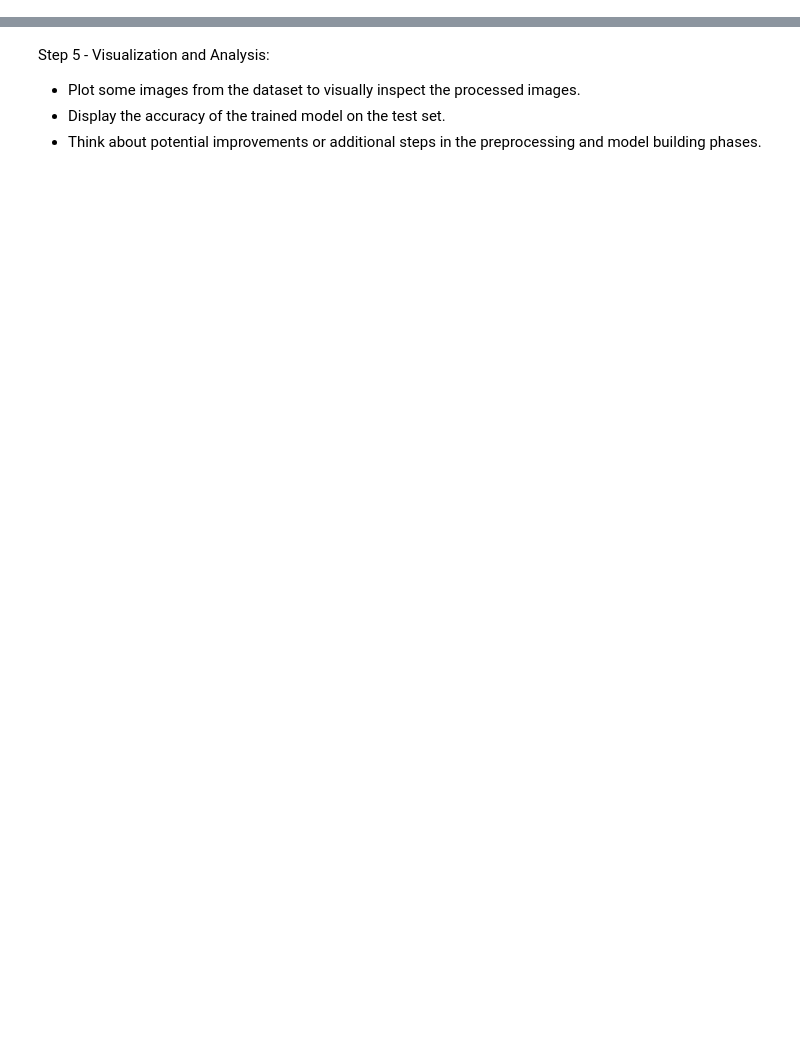
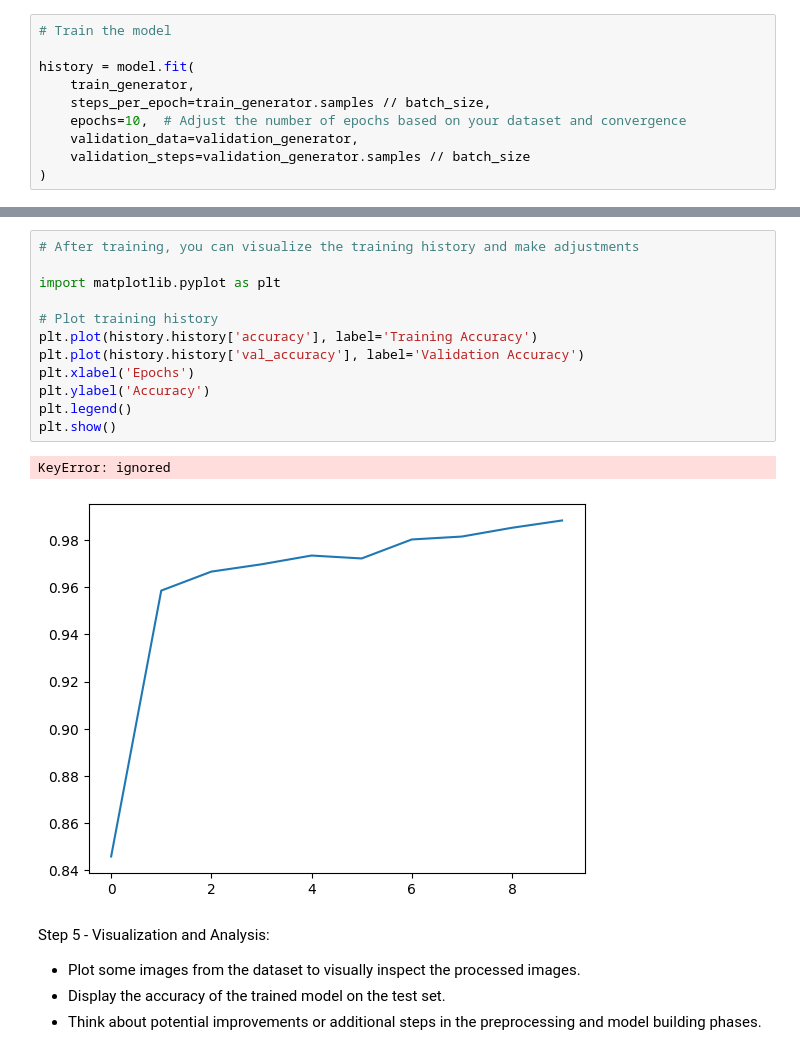
Before and after one commit to Alejandrooct/AI-course, a Jupyter notebook: AI_course_day4.ipynb, the cells around one changed output, grey strips where cells are left out. Cells and saved outputs as stored; diff of their text form; blank space fills up the shorter version.

```diff
--- a/AI_course_day4.ipynb
+++ b/AI_course_day4.ipynb
@@ -484,0 +834,10 @@ Step 4 - Build Classifier Model:
+# %%
+# Train the model
+
+history = model.fit(
+    train_generator,
+    steps_per_epoch=train_generator.samples // batch_size,
+    epochs=10,  # Adjust the number of epochs based on your dataset and convergence
+    validation_data=validation_generator,
+    validation_steps=validation_generator.samples // batch_size
+)
@@ -485,3 +865,18 @@ Step 4 - Build Classifier Model:
+# %%
+# After training, you can visualize the training history and make adjustments
+
+import matplotlib.pyplot as plt
+
+# Plot training history
+plt.plot(history.history['accuracy'], label='Training Accuracy')
+plt.plot(history.history['val_accuracy'], label='Validation Accuracy')
+plt.xlabel('Epochs')
+plt.ylabel('Accuracy')
+plt.legend()
+plt.show()
+# %% [output]
+KeyError: ignored
+[figure, added]
 # %% [markdown]
 Step 5 - Visualization and Analysis:
    - Plot some images from the dataset to visually inspect the processed images.
```
Also changed, not shown: parts of 66 cells of this notebook.
